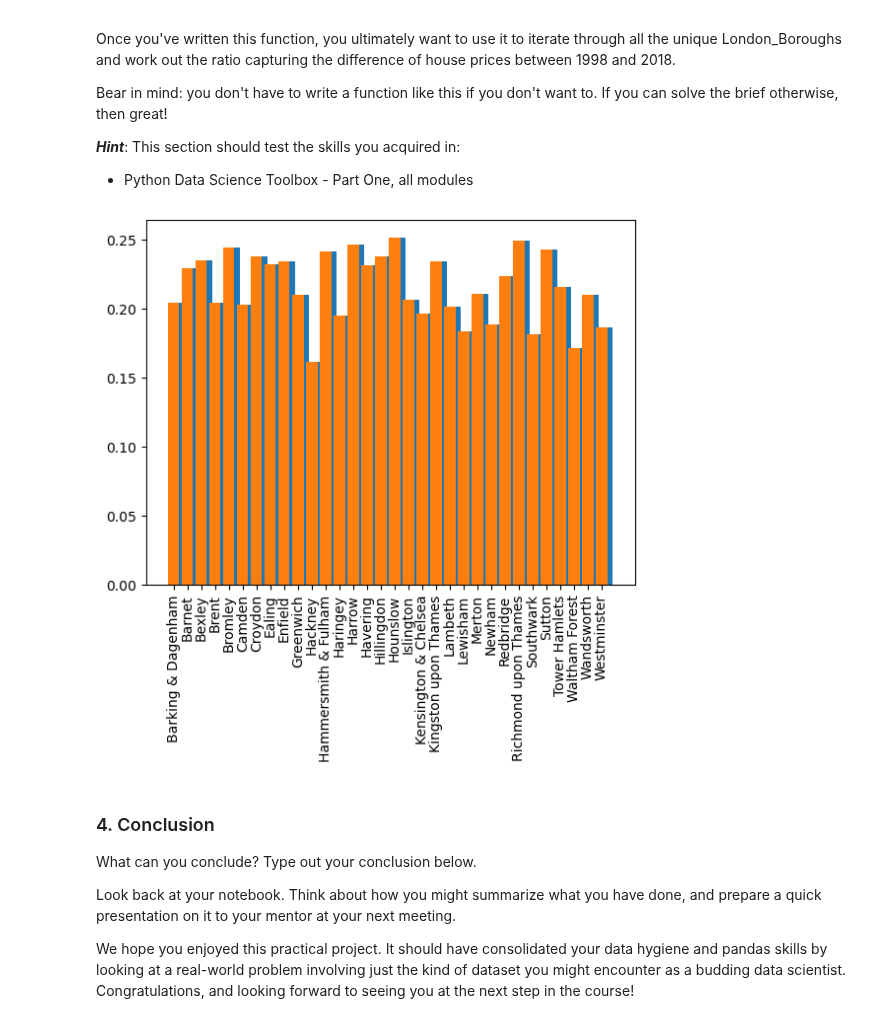
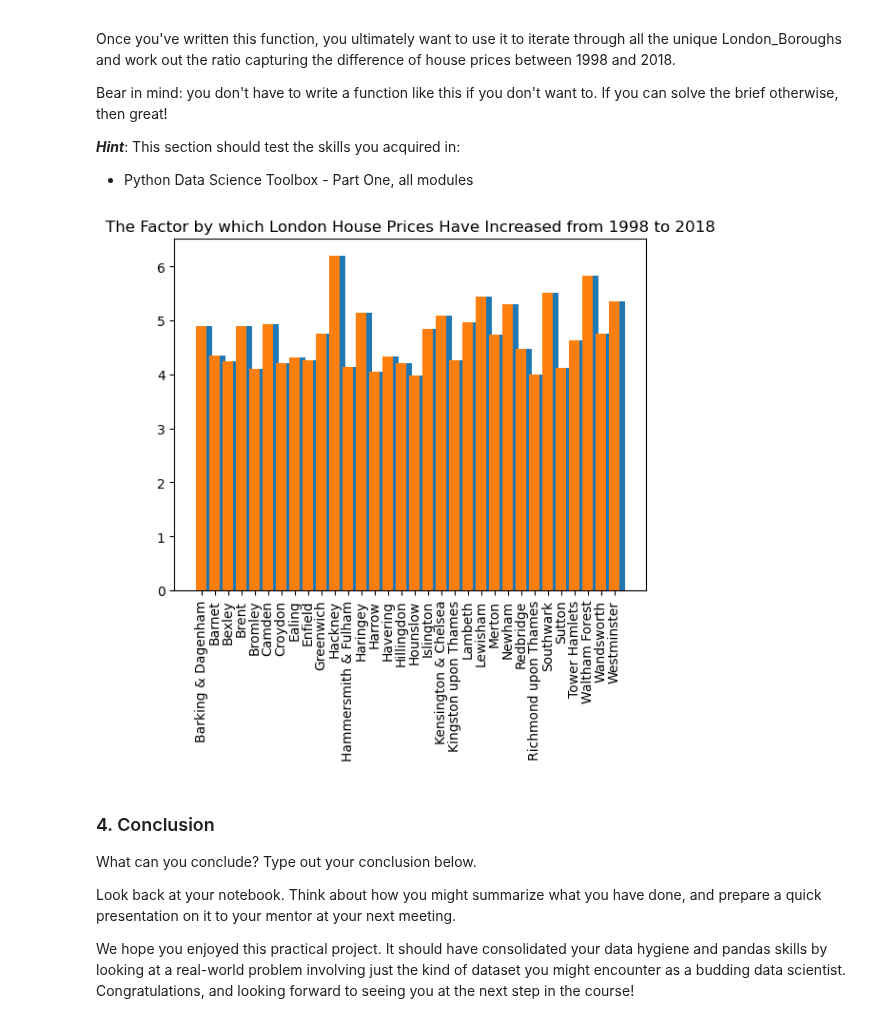
Before and after one commit to keb101/Springboard, a Jupyter notebook: Unit 4 Challenge - Tier 3.ipynb, the cells around one changed output. Drawn from its saved outputs; the diff is of its cells as text; code cells hidden in the pictures.

Commit message:
reversed graph

```diff
--- a/Unit 4 Challenge - Tier 3.ipynb
+++ b/Unit 4 Challenge - Tier 3.ipynb
@@ -283,19 +283,20 @@ def function_create_price_ratio(filter):
         p1 += data['price']
         c1 += 1
 
-    return ((p / c) / (p1 / c1))
+    return ((c / p) / (c1 / p1))
+lstx = []
 lsty = []
-lstx = []
 for b in boroughs:
     lsty.append(function_create_price_ratio(df[df['Borough'] == b]))
     lstx.append(b)
 # %%
 plt.bar(lstx, lsty, align='edge')
 plt.bar(range(len(lstx)), lsty)
 plt.xticks(range(len(lstx)), lstx, rotation='vertical')
+plt.title('The Factor by which London House Prices Have Increased from 1998 to 2018')
 plt.show()
 # %% [output]
-[figure, old version]
+[figure, new version]
 # %% [markdown]
 ### 4. Conclusion
 What can you conclude? Type out your conclusion below.
```
Also changed, not shown: parts of 2 cells of this notebook.
